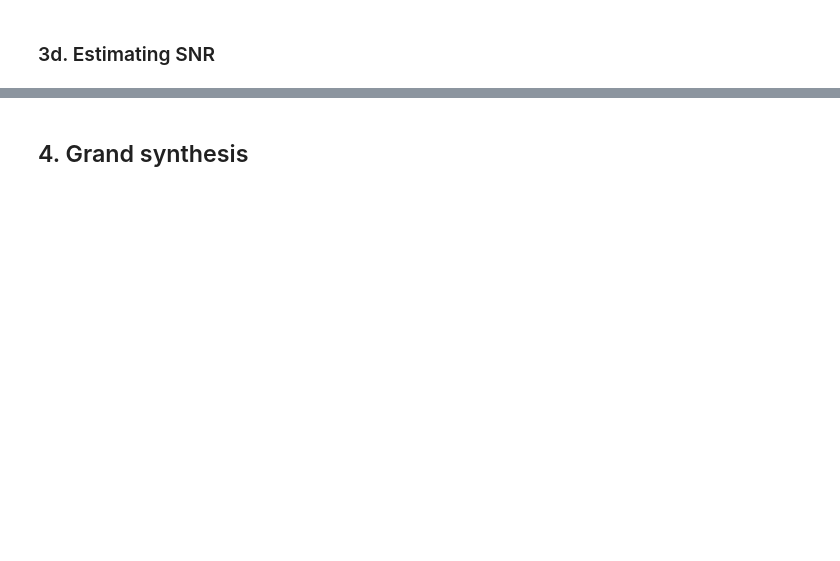
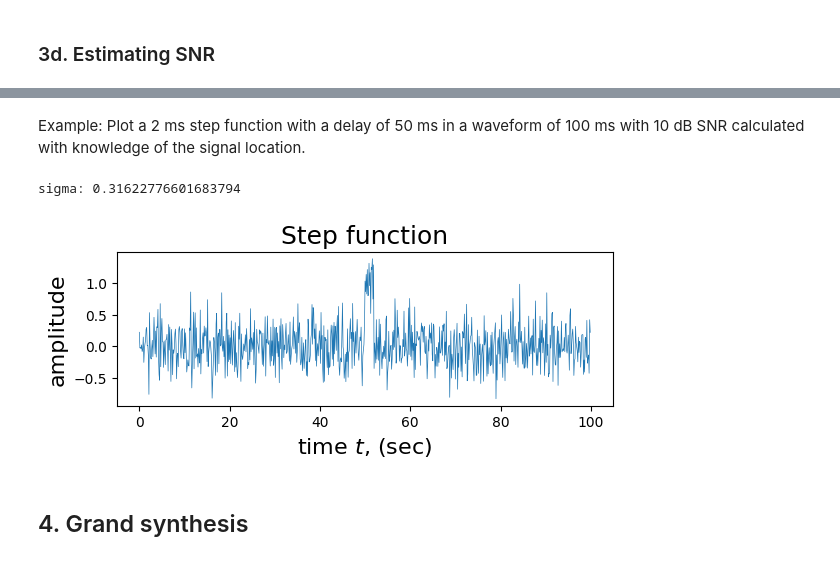
Before and after one commit to finnhittson/csds464, a Jupyter notebook: 464-A3a_fxh157_files/A3a_fxh157.ipynb, the cells around one changed output, grey strips where cells are left out. Cells and saved outputs as stored; diff of their text form; code cells hidden in the pictures; blank space fills up the shorter version.

```diff
--- a/464-A3a_fxh157_files/A3a_fxh157.ipynb
+++ b/464-A3a_fxh157_files/A3a_fxh157.ipynb
@@ -175,2 +190,17 @@ sigma: 0.046097722286464436
+# %% [markdown]
+Example: Plot a 2 ms step function with a delay of 50 ms in a waveform of 100 ms with 10 dB SNR calculated with knowledge of the signal location.
+# %%
+fs = 8
+tau = 50
+T = 2
+t, x, _ = a3a.noisysignal(t0=0, tn=100, g=a3a.u, fs=fs, tau=tau, T=T, s=0, tscale=1)
+s = a3a.snr2sigma(x[fs*tau:fs*(tau+T)], snr=10)
+print(f"sigma: {s}")
+t, x, n = a3a.noisysignal(t0=0, tn=100, g=a3a.u, fs=fs, tau=tau, T=T, s=s, tscale=1)
+plt.figure().set_figheight(2)
+a3a.plot_noisysignal(t=t, y=x+n, title="Step function", tunits="sec")
+# %% [output]
+sigma: 0.31622776601683794
+[figure, added]
 # %% [markdown]
 ## 4. Grand synthesis
```
Also changed, not shown: parts of 48 cells of this notebook, 2 other files.
